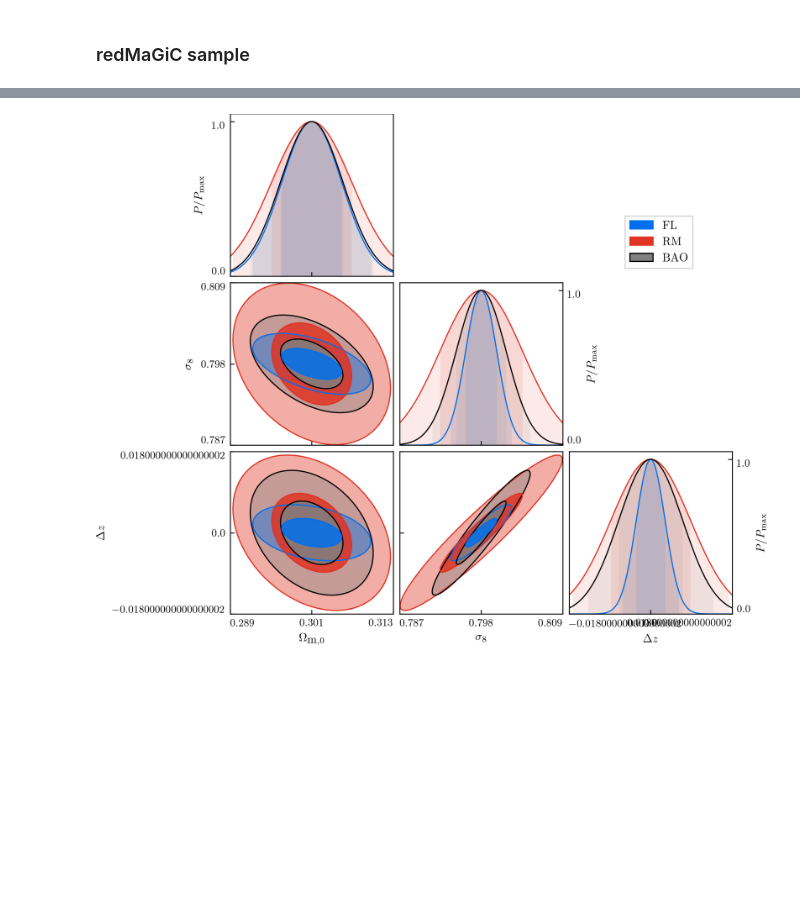
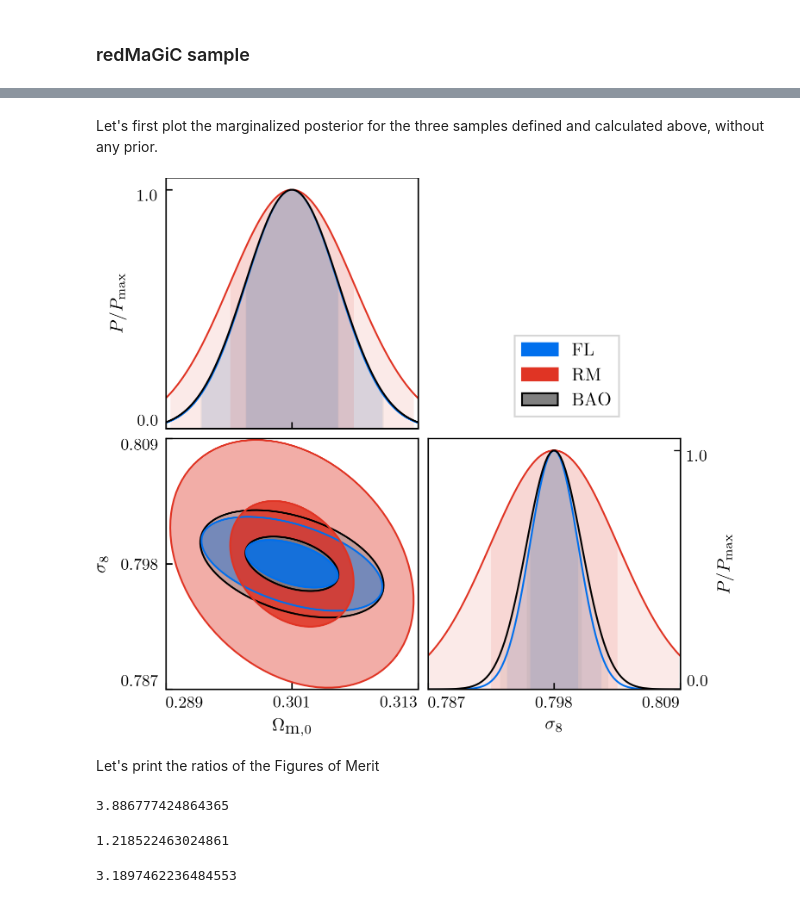
Before and after one commit to dtanoglidis/Photo_z_samples, a Jupyter notebook: Forecasts_from_data.ipynb, the cells around one changed output, grey strips where cells are left out. Cells and saved outputs as stored; diff of their text form; code cells hidden in the pictures; blank space fills up the shorter version.

```diff
--- a/Forecasts_from_data.ipynb
+++ b/Forecasts_from_data.ipynb
@@ -105,7 +111,7 @@ z_auto_1 = z_auto[star_gal&col_cuts&ex_cut]
 # %% [markdown]
 #### Bin the Flux-limited sample now
 # %%
-bin_1_FL = z_mc_1[(z_mean_1>0.2)&(z_mean_1<0.35)]
+bin_1_FL = z_mc_1[(z_mean_1>0.20)&(z_mean_1<0.35)]
 bin_2_FL = z_mc_1[(z_mean_1>0.35)&(z_mean_1<0.50)]
 bin_3_FL = z_mc_1[(z_mean_1>0.50)&(z_mean_1<0.65)]
 bin_4_FL = z_mc_1[(z_mean_1>0.65)&(z_mean_1<0.80)]
@@ -236,11 +244,13 @@ for k in range(0,5):
     n_z = bin_sp(z - Dz)   # this is the normalized n(z) in the range (0.0,4.0)
 
     # Calculate the derivative now
-    Dz_up = Dz + 0.01
-    Dz_down = Dz - 0.01
+    der_spl = bin_sp.derivative()
+    dn_dDz = -der_spl(z)
+    #Dz_up = Dz + 0.001
+    #Dz_down = Dz - 0.001
 
-    n_z_up = bin_sp(z - Dz_up);n_z_down = bin_sp(z - Dz_down)
-    dn_dDz = (n_z_up - n_z_down)/(Dz_up - Dz_down)
+    #n_z_up = bin_sp(z - Dz_up);n_z_down = bin_sp(z - Dz_down)
+    #dn_dDz = (n_z_up - n_z_down)/(Dz_up - Dz_down)
 
     Fisher_BAO_free += FSB(mean_z, bias, n_z, dn_dDz, f_sky, N_gal)
 # %% [markdown]
@@ -275,10 +285,11 @@ for k in range(0,5):
     n_z = bin_sp(z - Dz)   # this is the normalized n(z) in the range (0.0,4.0)
 
     # Calculate the derivative now
-    Dz_up = Dz + 0.01
-    Dz_down = Dz - 0.01
+    der_spl = bin_sp.derivative()
+    dn_dDz = -der_spl(z)
 
-    n_z_up = bin_sp(z - Dz_up);n_z_down = bin_sp(z - Dz_down)
-    dn_dDz = (n_z_up - n_z_down)/(Dz_up - Dz_down)
-
+    #Dz_up = Dz + 0.01
+    #Dz_down = Dz - 0.01
+    #n_z_up = bin_sp(z - Dz_up);n_z_down = bin_sp(z - Dz_down)
+    #dn_dDz = (n_z_up - n_z_down)/(Dz_up - Dz_down)
     Fisher_RM_free += FSB(mean_z, bias, n_z, dn_dDz, f_sky, N_gal)
@@ -285,25 +304,29 @@ for k in range(0,5):
+# %% [markdown]
+Let's first plot the marginalized posterior for the three samples defined and calculated above, without any prior.
+# %%
+Marg_FL_free = marg(Fisher_FL_free)
+Marg_BAO_free = marg(Fisher_BAO_free)
+Marg_RM_free = marg(Fisher_RM_free)
 # %%
-param_names = ['$\Omega_{\mbox{m},0}$', '$\sigma_8$', '$\Delta z$']
-fiducial = [0.301, 0.798, 0]
-matrix_1 = Fisher_FL_free
-matrix_2 = Fisher_RM_free
-matrix_3 = Fisher_BAO_free
+param_names = ['$\Omega_{\mbox{m},0}$', '$\sigma_8$']
+fiducial = [0.301, 0.798]
+matrix_1 = Marg_FL_free
+matrix_2 = Marg_RM_free
+matrix_3 = Marg_BAO_free
 
 fisher_1 = fm.fisher_matrix( fisher_matrix=matrix_1, fiducial = fiducial, param_names=param_names )
 fisher_2 = fm.fisher_matrix( fisher_matrix=matrix_2, fiducial = fiducial, param_names=param_names )
 fisher_3 = fm.fisher_matrix( fisher_matrix=matrix_3, fiducial = fiducial, param_names=param_names )
 fisher_1.name = 'FL'
 fisher_2.name = 'RM'
 fisher_3.name = 'BAO'
 
 fisher_list = fpa.CosmicFish_FisherAnalysis()
 fisher_list.add_fisher_matrix([fisher_1,fisher_2, fisher_3])
 fisher_plotter = fp.CosmicFishPlotter(fishers=fisher_list)
 
 fisher_plotter.new_plot()
 fisher_plotter.plot_tri()
-#fisher_plotter.export('FL_and_RM.pdf', dpi=100)
-#fisher_plotter.export('FL_and_RM.png', dpi=100)
-#IPython.display.Image(filename='FL_and_RM.png',unconfined=True)
+fisher_plotter.export('FL_and_RM.pdf', dpi=200)
 # %% [output]
-[figure, old version]
+[figure, new version]
@@ -309,0 +339,14 @@ fisher_plotter.plot_tri()
+# %% [markdown]
+Let's print the ratios of the Figures of Merit
+# %%
+print(FoM_FL/FoM_RM)
+# %% [output]
+3.886777424864365
+# %%
+print(FoM_FL/FoM_BAO)
+# %% [output]
+1.218522463024861
+# %%
+print(FoM_BAO/FoM_RM)
+# %% [output]
+3.1897462236484553
```
Also changed, not shown: parts of 11 cells of this notebook.
